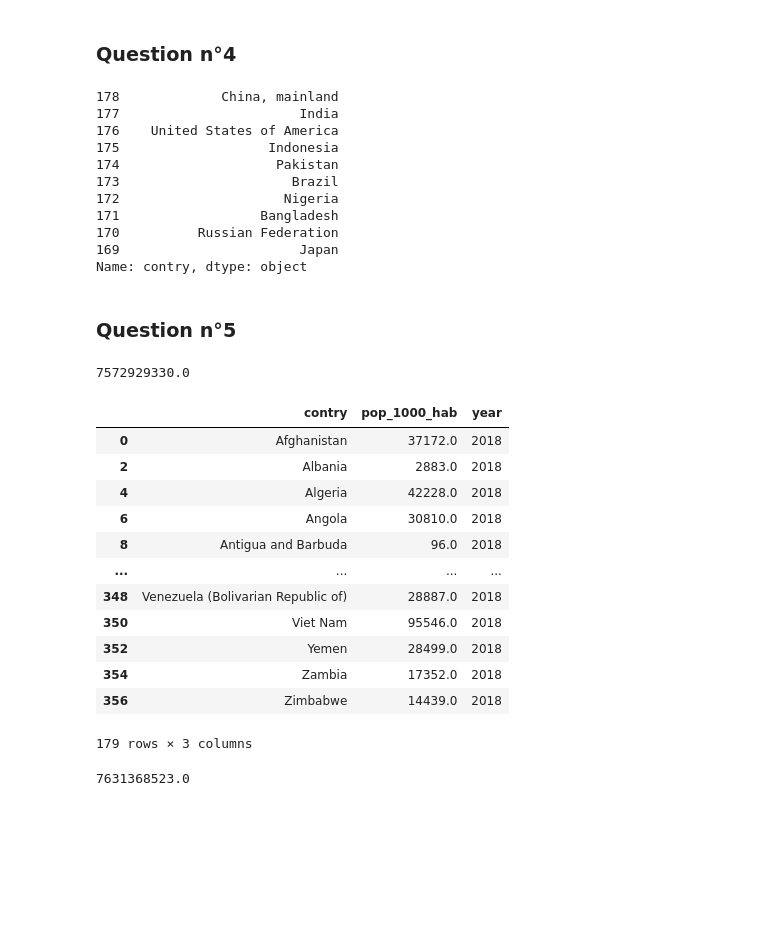
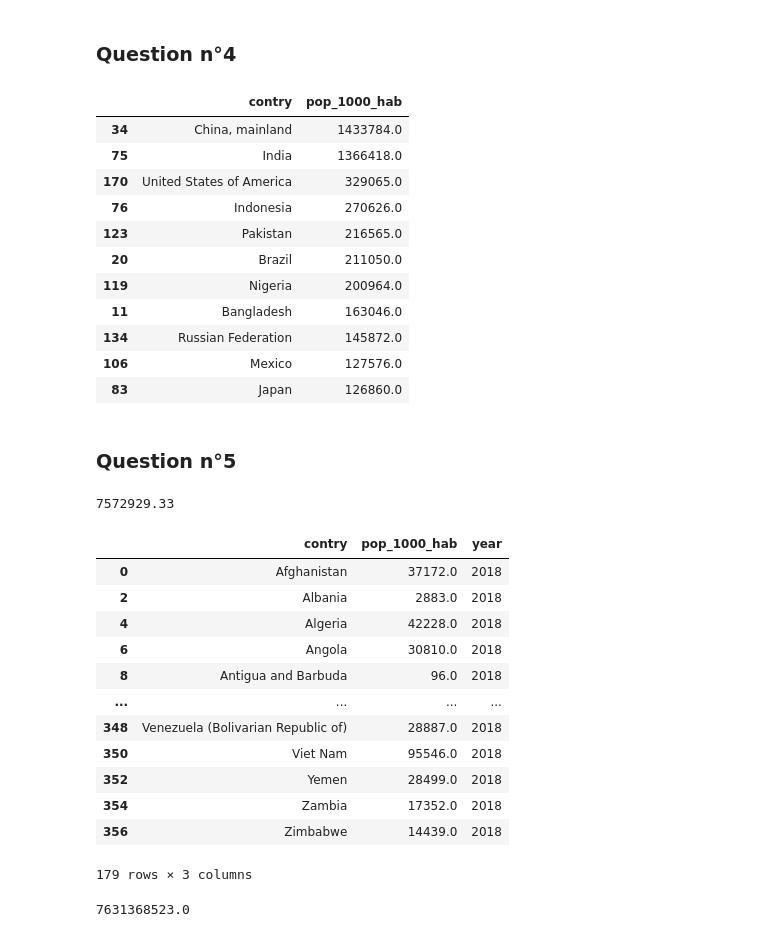
Before and after one commit to StevenDelval/PremierPasPandas, a Jupyter notebook: PremierPasPandas.ipynb, the cells around one changed output. Drawn from its saved outputs; the diff is of its cells as text; code cells hidden in the pictures; blank space fills up the shorter version.

```diff
--- a/PremierPasPandas.ipynb
+++ b/PremierPasPandas.ipynb
@@ -363,22 +363,23 @@ print(df_uk_2018["pop_1000_hab"].iloc[-1].astype(int).item())
 # %% [markdown]
 ### Question n°4
 # %%
-df_2018 = df_merge[mask_2018]
-df_pop_2018= df_2018[["contry","pop_1000_hab"]].groupby(["pop_1000_hab","contry"]).count().reset_index()
-df_test = df_pop_2018.sort_values(by="pop_1000_hab",ascending=False).head(10)
-df_test["contry"]
+df_2019 = df_merge[mask_2019]
+df_pop_2019= df_2019[["contry","pop_1000_hab"]].groupby(["contry","pop_1000_hab"]).count().reset_index()
+df_test = df_pop_2019.sort_values(by="pop_1000_hab",ascending=False).head(11)
+df_test
 # %% [output]
-178             China, mainland
-177                       India
-176    United States of America
-175                   Indonesia
-174                    Pakistan
-173                      Brazil
-172                     Nigeria
-171                  Bangladesh
-170          Russian Federation
-169                       Japan
-Name: contry, dtype: object
+|  | contry | pop_1000_hab |
+| 34 | China, mainland | 1433784.0 |
+| 75 | India | 1366418.0 |
+| 170 | United States of America | 329065.0 |
+| 76 | Indonesia | 270626.0 |
+| 123 | Pakistan | 216565.0 |
+| 20 | Brazil | 211050.0 |
+| 119 | Nigeria | 200964.0 |
+| 11 | Bangladesh | 163046.0 |
+| 134 | Russian Federation | 145872.0 |
+| 106 | Mexico | 127576.0 |
+| 83 | Japan | 126860.0 |
 # %% [markdown]
 ### Question n°5
 # %%
@@ -391,10 +392,10 @@ df_2018 =df_pop[df_pop["year"]== 2018]
 
 df_2018 = df_2018.rename(columns ={"area":"contry"})
 df_2018 =df_2018[["contry","pop_1000_hab","year"]]
-print(df_2018["pop_1000_hab"].sum()*1000)
+print(df_2018["pop_1000_hab"].sum())
 df_2018
 # %% [output]
-7572929330.0
+7572929.33
 |  | contry | pop_1000_hab | year |
 | 0 | Afghanistan | 37172.0 | 2018 |
 | 2 | Albania | 2883.0 | 2018 |
```
Also changed, not shown: parts of 6 cells of this notebook.
